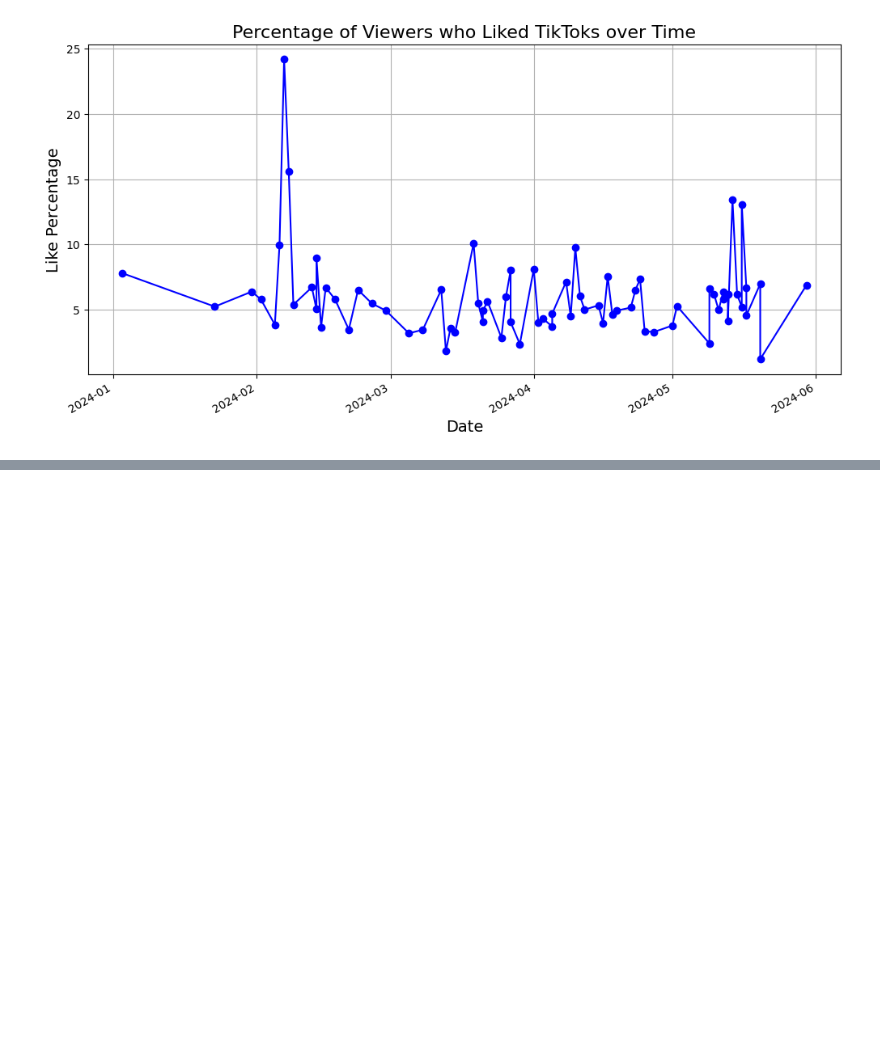
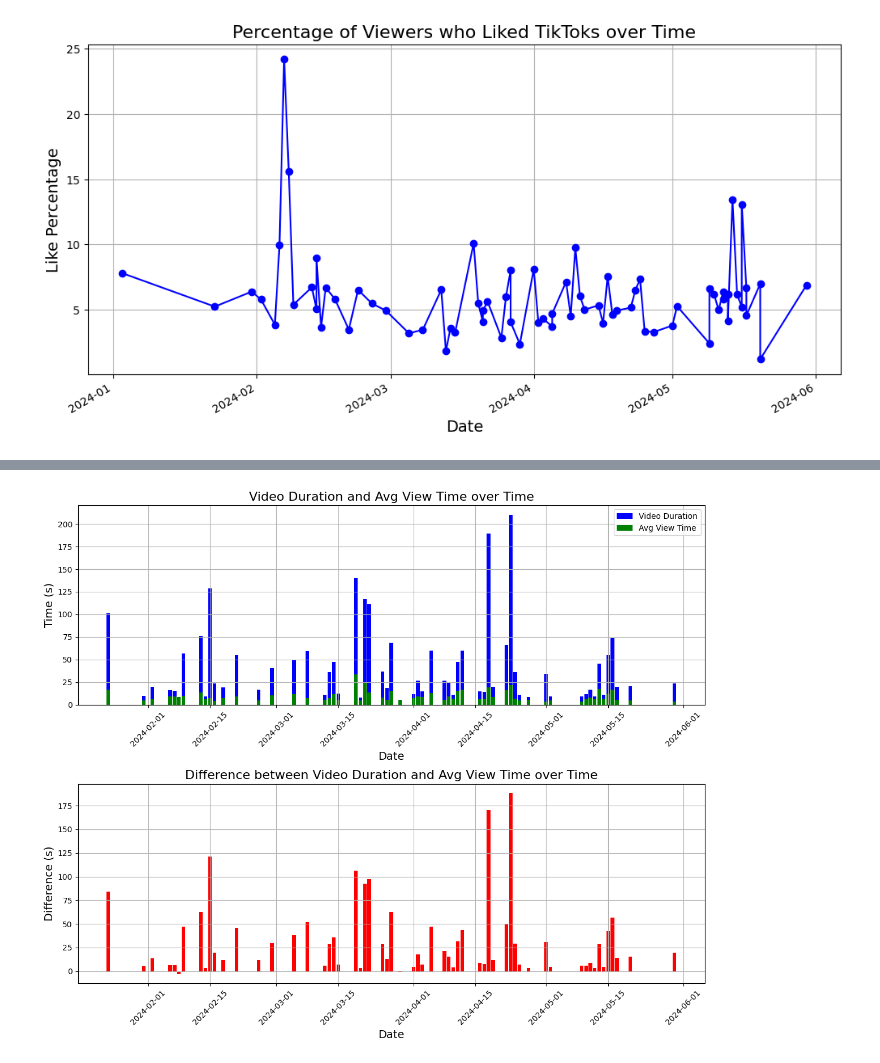
Before and after one commit to hjake22/washusocial24summerintern, a Jupyter notebook: exploringTikTokAnalytics.ipynb, the cells around one changed output, grey strips where cells are left out. Cells and saved outputs as stored; diff of their text form; code cells hidden in the pictures; blank space fills up the shorter version.

```diff
--- a/exploringTikTokAnalytics.ipynb
+++ b/exploringTikTokAnalytics.ipynb
@@ -423,0 +599,31 @@ plt.show()
+# %%
+import matplotlib.pyplot as plt
+
+# Set up the figure and axes
+fig, axes = plt.subplots(2, 1, figsize=(12, 10))
+
+# Subplot 1: Bar graph for 'Male Viewer' and 'Female Viewer' over time
+axes[0].bar(df['Date'], df['Video Duration (s)'], color='blue', label='Video Duration')
+axes[0].bar(df['Date'], df['Avg View Time (s)'], color='green', label='Avg View Time')
+axes[0].set_title('Video Duration and Avg View Time over Time', fontsize=16)
+axes[0].set_xlabel('Date', fontsize=14)
+axes[0].set_ylabel('Time (s)', fontsize=14)
+axes[0].legend()
+axes[0].grid(True)
+# Subplot 2: Line graph for [video duration - average view time] over time
+axes[1].bar(df['Date'], df['Video Duration (s)'] - df['Avg View Time (s)'], color='red')
+axes[1].set_title('Difference between Video Duration and Avg View Time over Time', fontsize=16)
+axes[1].set_xlabel('Date', fontsize=14)
+axes[1].set_ylabel('Difference (s)', fontsize=14)
+axes[1].grid(True)
+# Rotate date labels for better readability
+for ax in axes:
+    ax.xaxis.set_tick_params(rotation=45)
+
+# Adjust layout
+plt.tight_layout()
+
+# Show plot
+plt.show()
+# %% [output]
+[figure, added]
```
Also changed, not shown: parts of 21 cells of this notebook.
